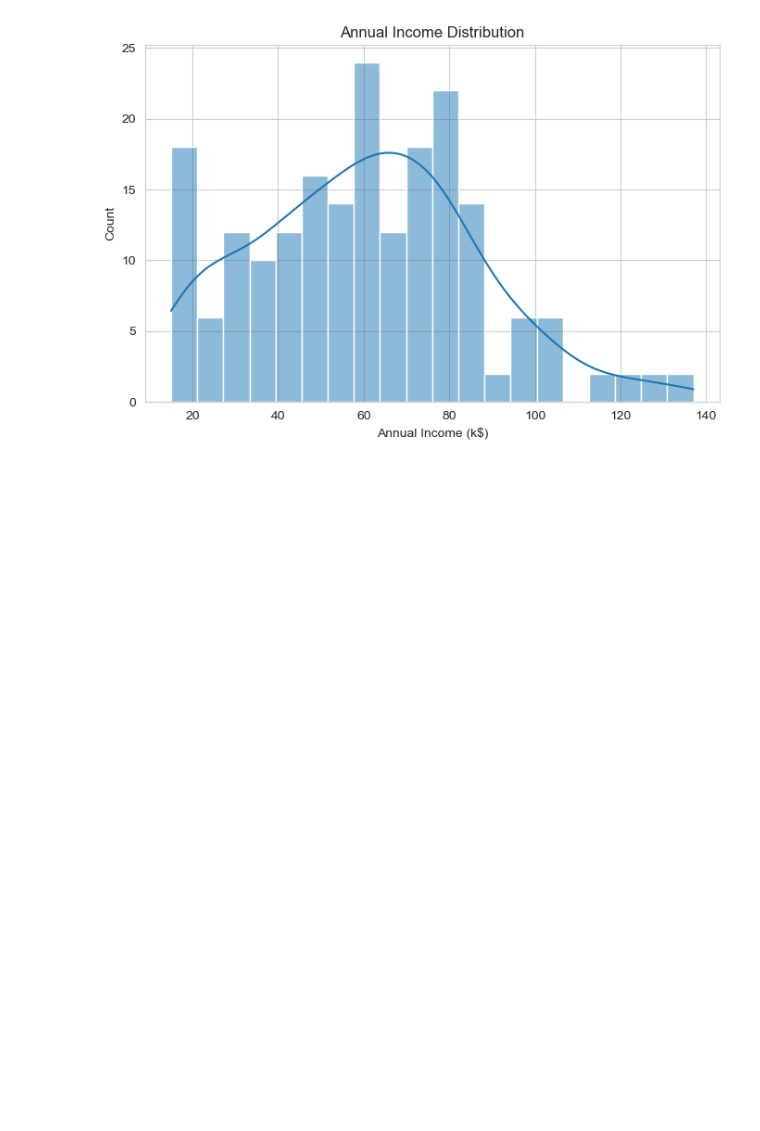
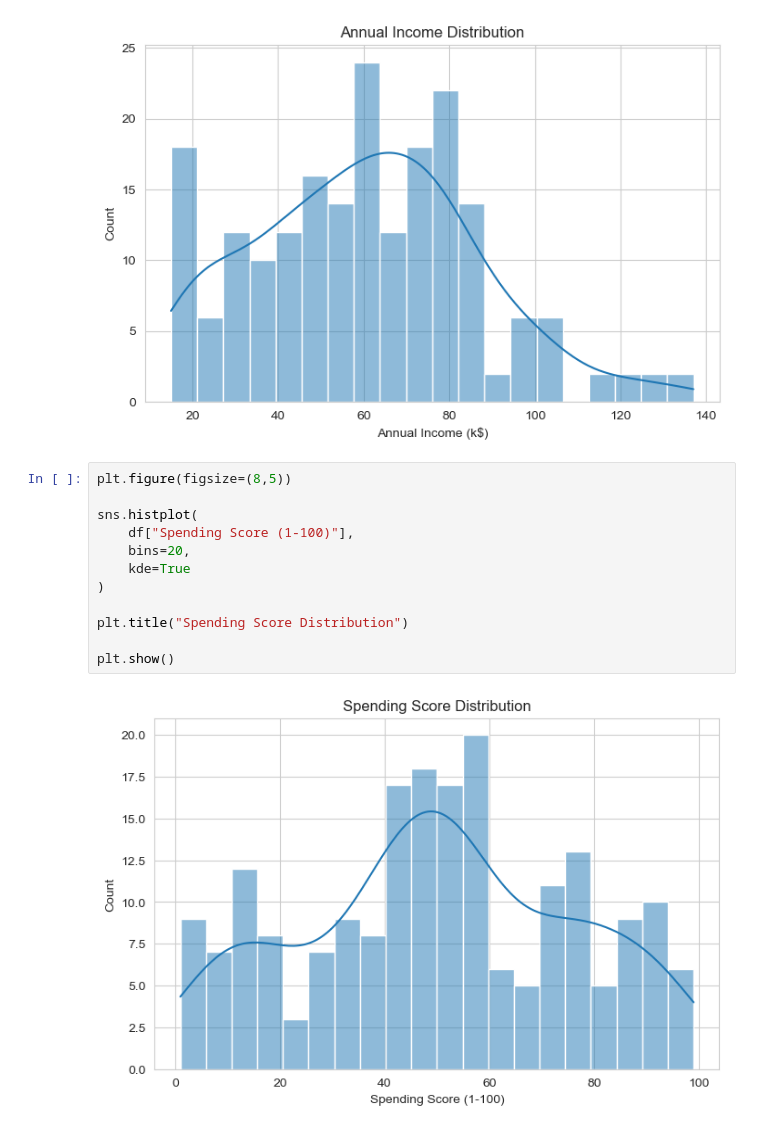
Before and after one commit to Samm-05/Mall_Customer_Segmentation, a Jupyter notebook: notebooks/EDA.ipynb, the cells around one changed output. Drawn from its saved outputs; the diff is of its cells as text; blank space fills up the shorter version.

```diff
--- a/notebooks/EDA.ipynb
+++ b/notebooks/EDA.ipynb
@@ -102,3 +102,17 @@ plt.title("Annual Income Distribution")
 plt.show()
 # %% [output]
 [figure]
+# %%
+plt.figure(figsize=(8,5))
+
+sns.histplot(
+    df["Spending Score (1-100)"],
+    bins=20,
+    kde=True
+)
+
+plt.title("Spending Score Distribution")
+
+plt.show()
+# %% [output]
+[figure, added]
```
